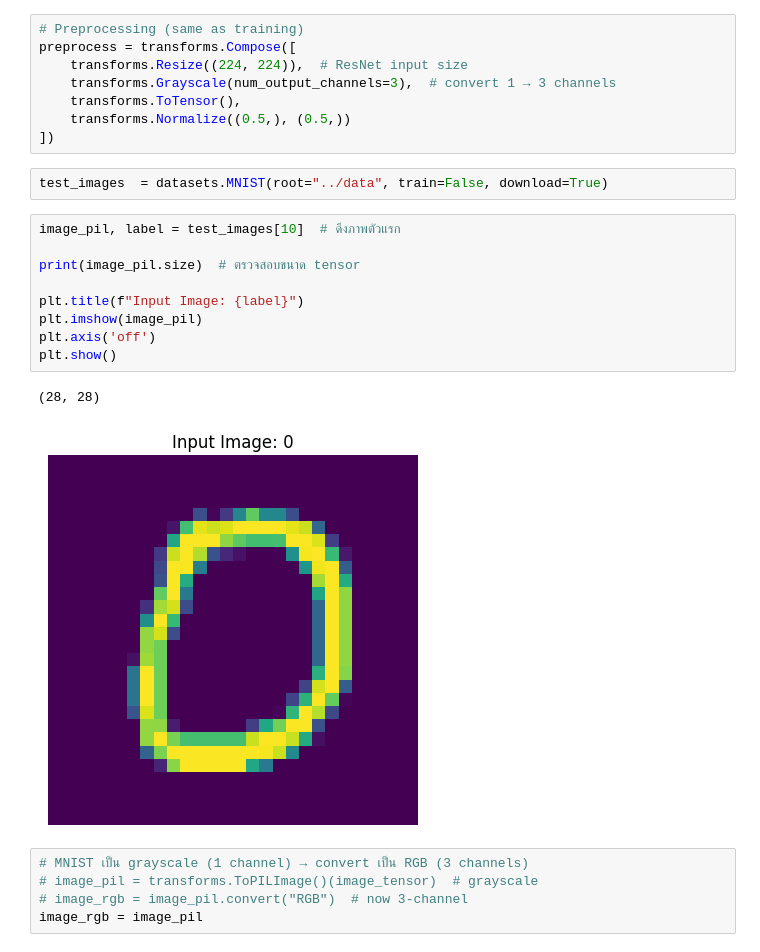
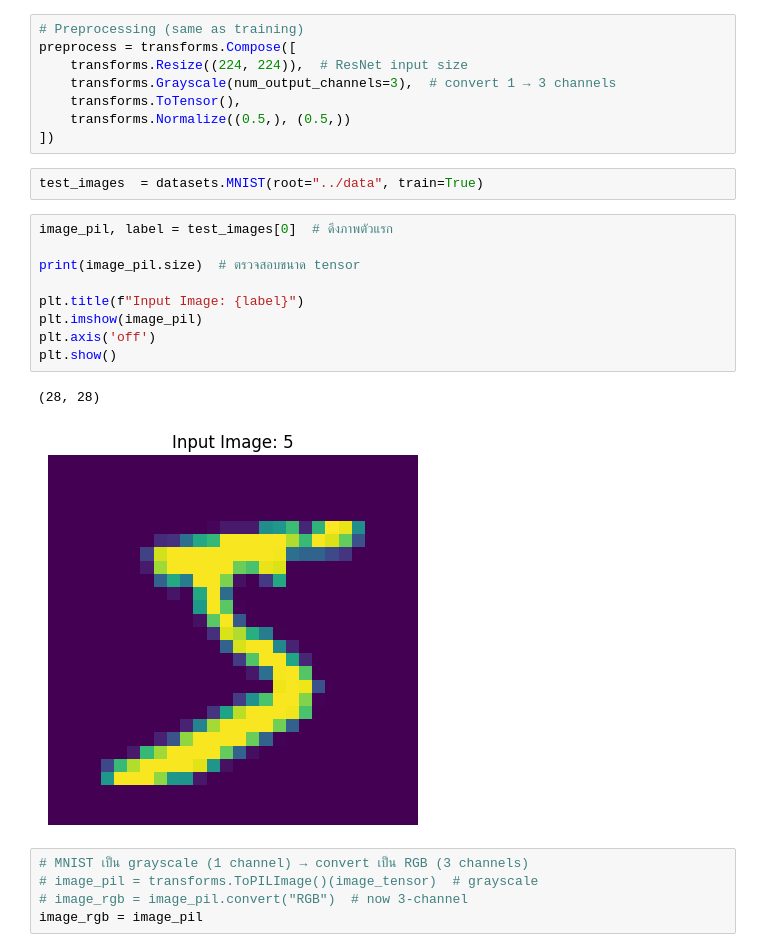
Before and after one commit to tommyA8/mnist_resnet_ocr, a Jupyter notebook: notebook/train.ipynb, the cells around one changed output. Saved outputs shown, nothing was run; the diff lists cells and outputs as text.

```diff
--- a/notebook/train.ipynb
+++ b/notebook/train.ipynb
@@ -229,19 +228,19 @@ preprocess = transforms.Compose([
     transforms.Normalize((0.5,), (0.5,))
 ])
 # %%
-test_images  = datasets.MNIST(root="../data", train=False, download=True)
+test_images  = datasets.MNIST(root="../data", train=True)
 # %%
-image_pil, label = test_images[10]  # ดึงภาพตัวแรก
+image_pil, label = test_images[0]  # ดึงภาพตัวแรก
 
 print(image_pil.size)  # ตรวจสอบขนาด tensor
 
 plt.title(f"Input Image: {label}")
 plt.imshow(image_pil)
 plt.axis('off')
 plt.show()
 # %% [output]
 (28, 28)
-[figure, old version]
+[figure, new version]
 # %%
 # MNIST เป็น grayscale (1 channel) → convert เป็น RGB (3 channels)
 # image_pil = transforms.ToPILImage()(image_tensor)  # grayscale
```
Also changed, not shown: parts of 3 cells of this notebook, 3 other files.
